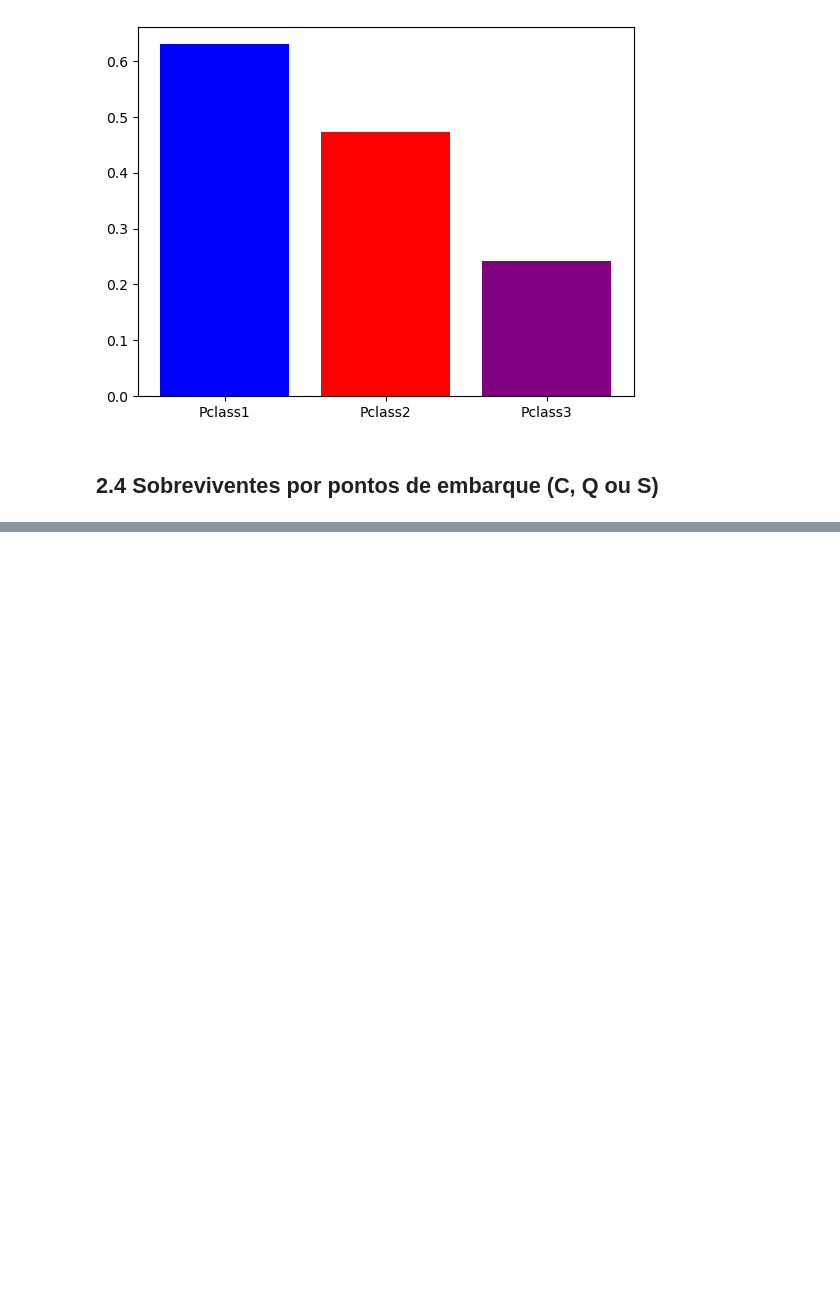
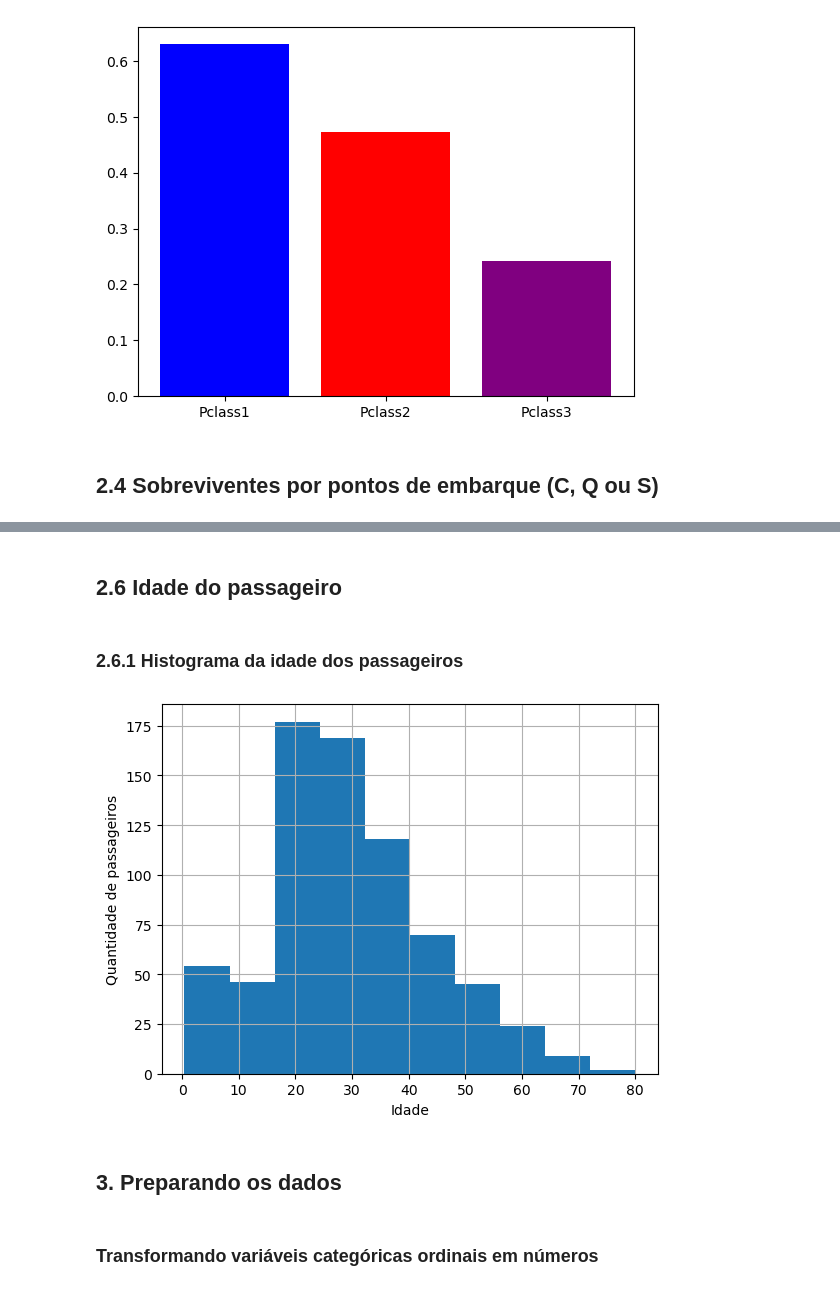
Before and after one commit to wendeljuliao/Titanic-Problem, a Jupyter notebook: TitanicProblem.ipynb, the cells around one changed output, grey strips where cells are left out. Saved outputs shown, nothing was run; the diff lists cells and outputs as text; code cells hidden in the pictures; blank space fills up the shorter version.

```diff
--- a/TitanicProblem.ipynb
+++ b/TitanicProblem.ipynb
@@ -112,0 +172,17 @@ plt.show()
+# %% [markdown]
+## 2.6 Idade do passageiro
+# %% [markdown]
+### 2.6.1 Histograma da idade dos passageiros
+# %%
+df_dados['Age'].hist()
+
+plt.xlabel("Idade")
+plt.ylabel("Quantidade de passageiros")
+
+plt.show()
+# %% [output]
+[figure, added]
+# %% [markdown]
+## 3. Preparando os dados
+# %% [markdown]
+### Transformando variáveis categóricas ordinais em números
```
Also changed, not shown: parts of 12 cells of this notebook, 1 other file.
